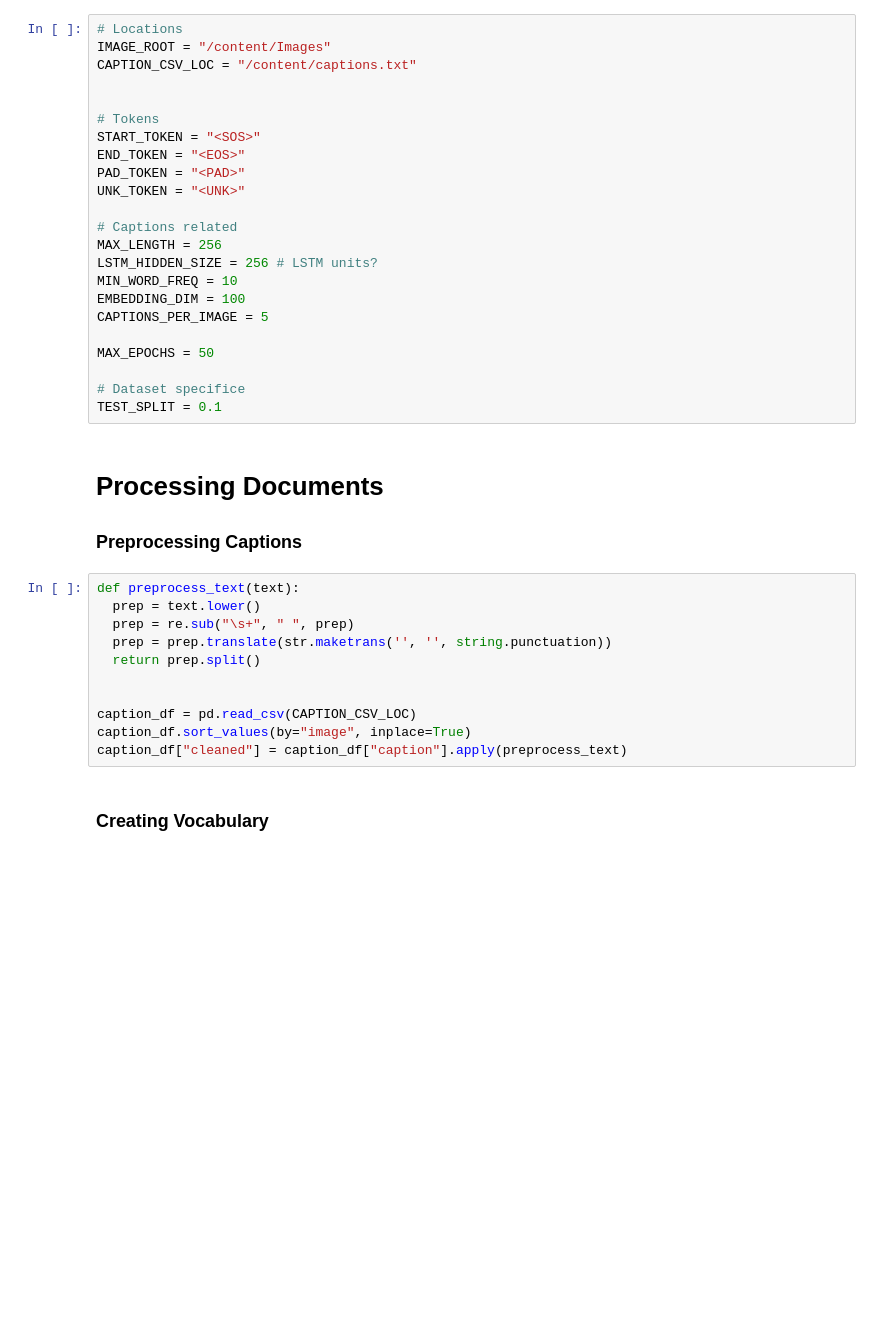
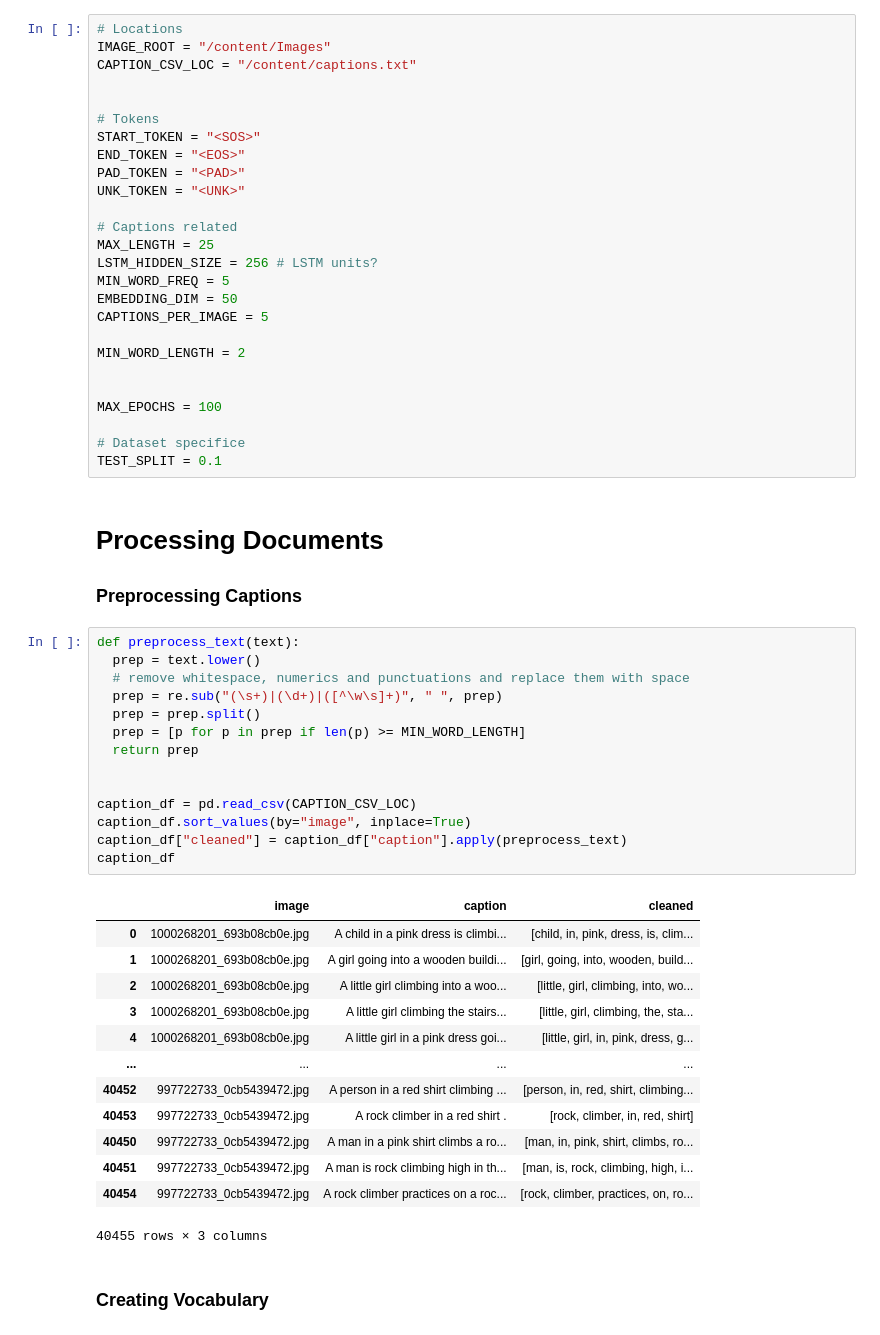
Before and after one commit to FeryET/DeepLearning_CA3, a Jupyter notebook: DL_CA7_Q1.ipynb, the cells around one changed output. Drawn from its saved outputs; the diff is of its cells as text; blank space fills up the shorter version.

```diff
--- a/DL_CA7_Q1.ipynb
+++ b/DL_CA7_Q1.ipynb
@@ -46,13 +44,16 @@ PAD_TOKEN = "<PAD>"
 UNK_TOKEN = "<UNK>"
 
 # Captions related
-MAX_LENGTH = 256
+MAX_LENGTH = 25
 LSTM_HIDDEN_SIZE = 256 # LSTM units?
-MIN_WORD_FREQ = 10
-EMBEDDING_DIM = 100
+MIN_WORD_FREQ = 5
+EMBEDDING_DIM = 50
 CAPTIONS_PER_IMAGE = 5
 
-MAX_EPOCHS = 50
+MIN_WORD_LENGTH = 2
+
+
+MAX_EPOCHS = 100
 
 # Dataset specifice
 TEST_SPLIT = 0.1
@@ -63,14 +64,31 @@ TEST_SPLIT = 0.1
 # %%
 def preprocess_text(text):
   prep = text.lower()
-  prep = re.sub("\s+", " ", prep)
-  prep = prep.translate(str.maketrans('', '', string.punctuation))
-  return prep.split()
+  # remove whitespace, numerics and punctuations and replace them with space
+  prep = re.sub("(\s+)|(\d+)|([^\w\s]+)", " ", prep)
+  prep = prep.split()
+  prep = [p for p in prep if len(p) >= MIN_WORD_LENGTH]
+  return prep
 
 
 caption_df = pd.read_csv(CAPTION_CSV_LOC)
 caption_df.sort_values(by="image", inplace=True)
 caption_df["cleaned"] = caption_df["caption"].apply(preprocess_text)
+caption_df
+# %% [output]
+|  | image | caption | cleaned |
+| 0 | 1000268201_693b08cb0e.jpg | A child in a pink dress is climbi... | [child, in, pink, dress, is, clim... |
+| 1 | 1000268201_693b08cb0e.jpg | A girl going into a wooden buildi... | [girl, going, into, wooden, build... |
+| 2 | 1000268201_693b08cb0e.jpg | A little girl climbing into a woo... | [little, girl, climbing, into, wo... |
+| 3 | 1000268201_693b08cb0e.jpg | A little girl climbing the stairs... | [little, girl, climbing, the, sta... |
+| 4 | 1000268201_693b08cb0e.jpg | A little girl in a pink dress goi... | [little, girl, in, pink, dress, g... |
+| ... | ... | ... | ... |
+| 40452 | 997722733_0cb5439472.jpg | A person in a red shirt climbing ... | [person, in, red, shirt, climbing... |
+| 40453 | 997722733_0cb5439472.jpg | A rock climber in a red shirt . | [rock, climber, in, red, shirt] |
+| 40450 | 997722733_0cb5439472.jpg | A man in a pink shirt climbs a ro... | [man, in, pink, shirt, climbs, ro... |
+| 40451 | 997722733_0cb5439472.jpg | A man is rock climbing high in th... | [man, is, rock, climbing, high, i... |
+| 40454 | 997722733_0cb5439472.jpg | A rock climber practices on a roc... | [rock, climber, practices, on, ro... |
+40455 rows × 3 columns
 # %% [markdown]
 ### Creating Vocabulary
 # %%
```
Also changed, not shown: parts of 16 cells of this notebook.
